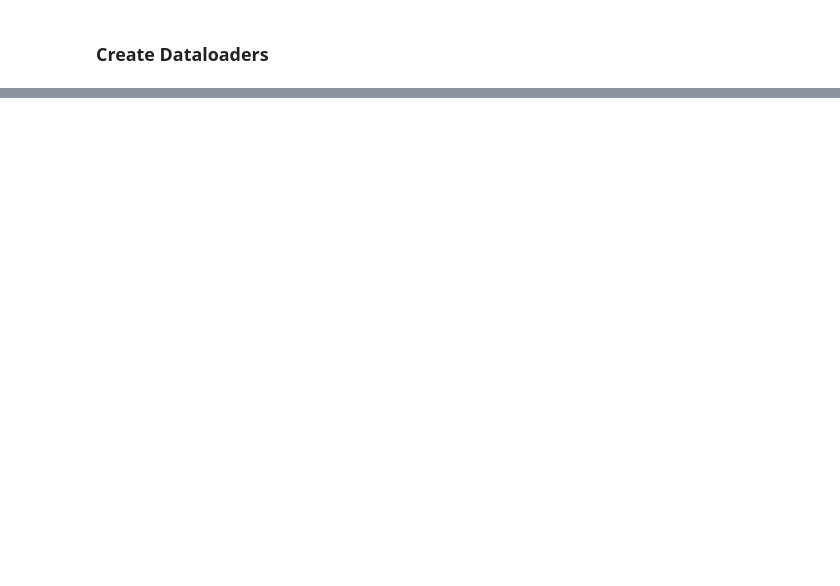
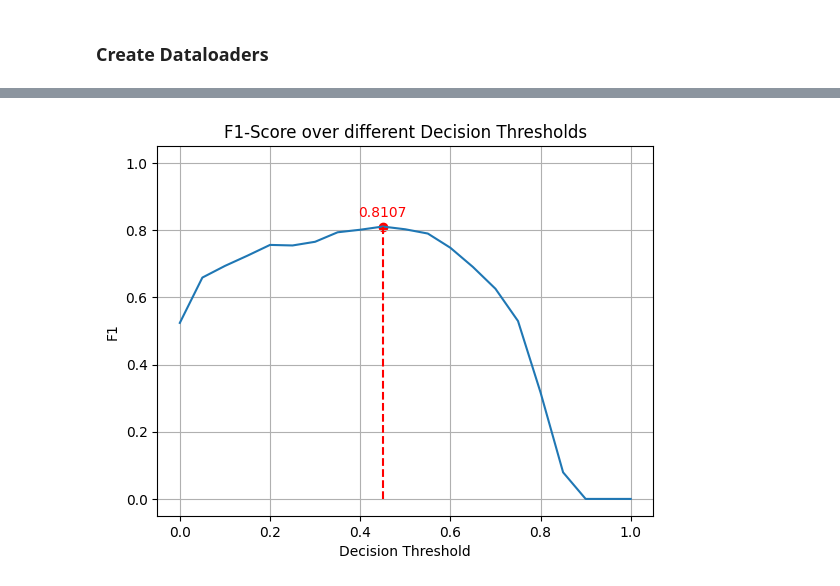
Before and after one commit to ntua-unit-of-control-and-informatics/gnn-molecular-modelling, a Jupyter notebook: notebooks/ready_biodegradability_graphs.ipynb, the cells around one changed output, grey strips where cells are left out. Drawn from its saved outputs; the diff is of its cells as text; code cells hidden in the pictures; blank space fills up the shorter version.

```diff
--- a/notebooks/ready_biodegradability_graphs.ipynb
+++ b/notebooks/ready_biodegradability_graphs.ipynb
@@ -666,4 +571,0 @@ F1: 0.5900
-# %%
-for dth in [0.1, 0.2, 0.3, 0.4, 0.5, 0.6, 0.7, 0.8, 0.9]:
-    test_loss, test_metrics, test_conf_mat = test(test_loader, model, loss_fn, device, decision_threshold=dth)
-    print(dth, test_metrics['f1'])
@@ -726,3 +632,39 @@ for epoch in range(1, epochs+1):
+# %%
+import numpy as np
+import matplotlib.pyplot as plt
+
+f1_scores_over_thresholds = []
+decision_thresholds = torch.linspace(0, 1, steps=21).tolist()
+
+for dth in decision_thresholds:
+    test_loss, test_metrics, _ = test(test_loader, model, loss_fn, device, decision_threshold=dth)
+    f1_scores_over_thresholds.append(test_metrics['f1'])
+# %%
+# Plot the array
+plt.plot(torch.linspace(0, 1, steps=21), f1_scores_over_thresholds)
+
+max_index = np.argmax(f1_scores_over_thresholds)
+max_value = f1_scores_over_thresholds[max_index]
+
+max_threshold = decision_thresholds[max_index]
+
+plt.scatter(max_threshold, max_value, color='red')
+plt.plot([max_threshold, max_threshold], [0, max_value], linestyle='--', color='red')
+plt.text(max_threshold, max_value+0.02, f'{max_value:.4f}', va='bottom', ha='center', color='red')
+
+
+
+# Add labels and title
+plt.xlabel('Decision Threshold')
+plt.ylabel('F1')
+plt.title('F1-Score over different Decision Thresholds')
+plt.ylim([-0.05, 1.05])
+plt.grid(True)
+
+# Show the plot
+plt.show()
+# %% [output]
+[figure, added]
 # %%
 import matplotlib.pyplot as plt
 
```
Also changed, not shown: parts of 38 cells of this notebook.
